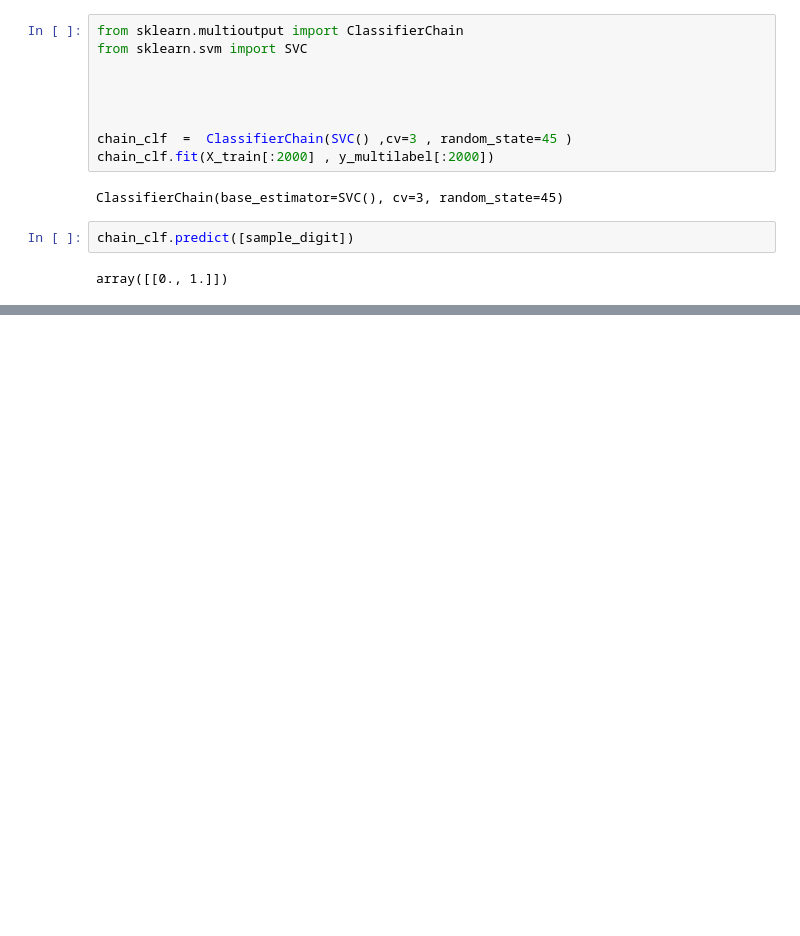
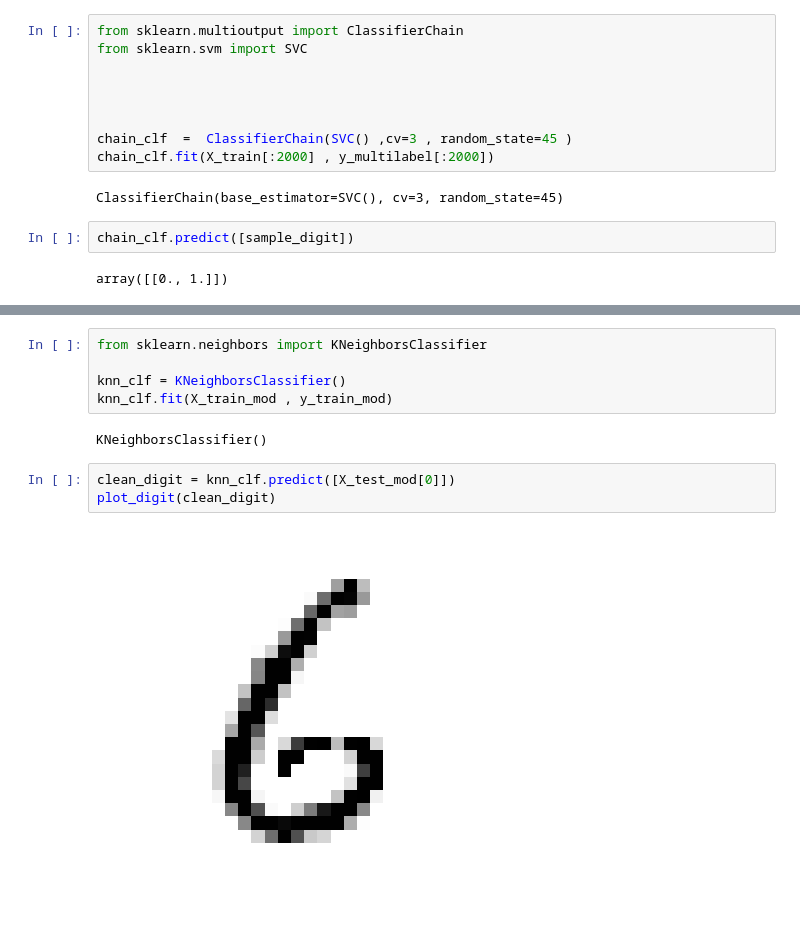
Before and after one commit to Rehanabbaxi/Machine_Learning_Practice, a Jupyter notebook: Chapetr_03_Classification_Practice.ipynb, the cells around one changed output, grey strips where cells are left out. Cells and saved outputs as stored; diff of their text form; blank space fills up the shorter version.

```diff
--- a/Chapetr_03_Classification_Practice.ipynb
+++ b/Chapetr_03_Classification_Practice.ipynb
@@ -386,0 +407,12 @@ array([[0., 1.]])
+# %%
+from sklearn.neighbors import KNeighborsClassifier
+
+knn_clf = KNeighborsClassifier()
+knn_clf.fit(X_train_mod , y_train_mod)
+# %% [output]
+KNeighborsClassifier()
+# %%
+clean_digit = knn_clf.predict([X_test_mod[0]])
+plot_digit(clean_digit)
+# %% [output]
+[figure, added]
```
Also changed, not shown: parts of 5 cells of this notebook.
